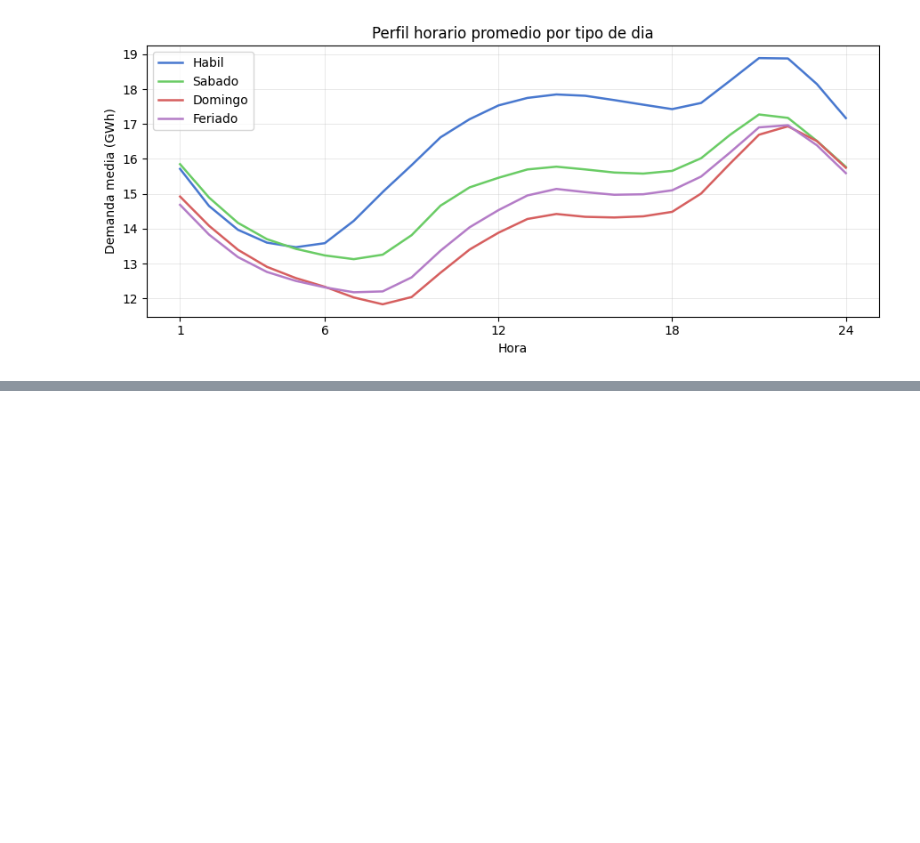
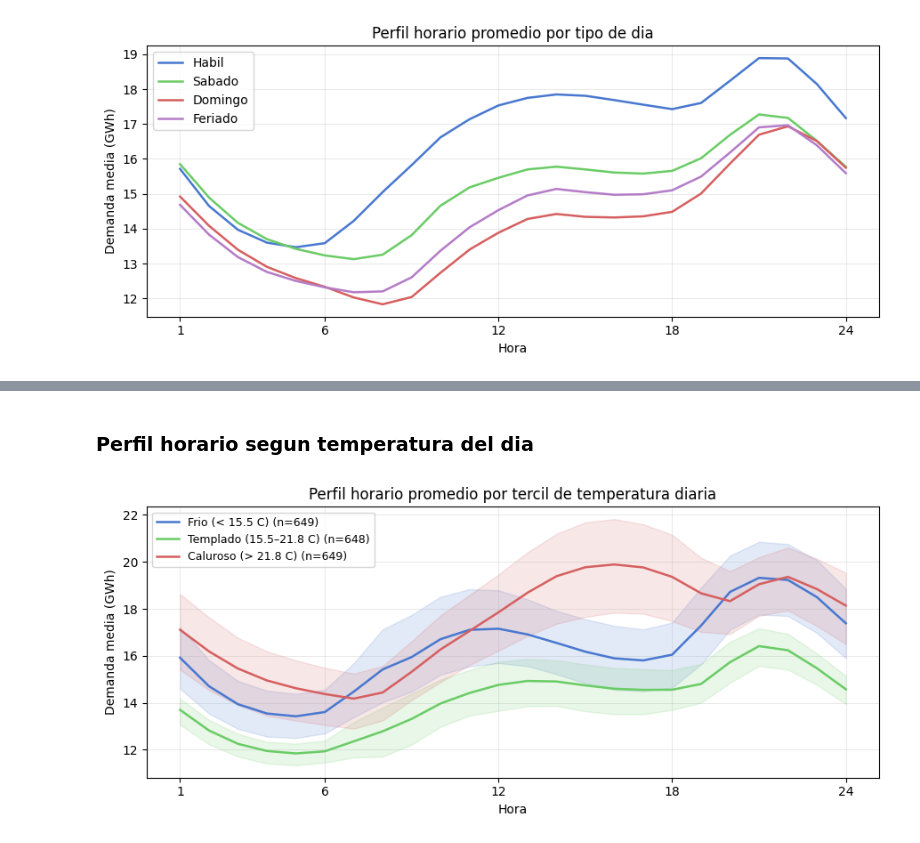
Before and after one commit to biancapaz/tp_final_ml, a Jupyter notebook: notebooks/eda.ipynb, the cells around one changed output, grey strips where cells are left out. Cells and saved outputs as stored; diff of their text form; code cells hidden in the pictures; blank space fills up the shorter version.

```diff
--- a/notebooks/eda.ipynb
+++ b/notebooks/eda.ipynb
@@ -328,0 +486,6 @@ Completar con resultados observados.
+# %% [markdown]
+### Perfil horario segun temperatura del dia
+# %%
+plot_profile_by_temperature_tercile(daily_demand, conditions)
+# %% [output]
+[figure, added]
```
Also changed, not shown: parts of 38 cells of this notebook, 2 other files.
